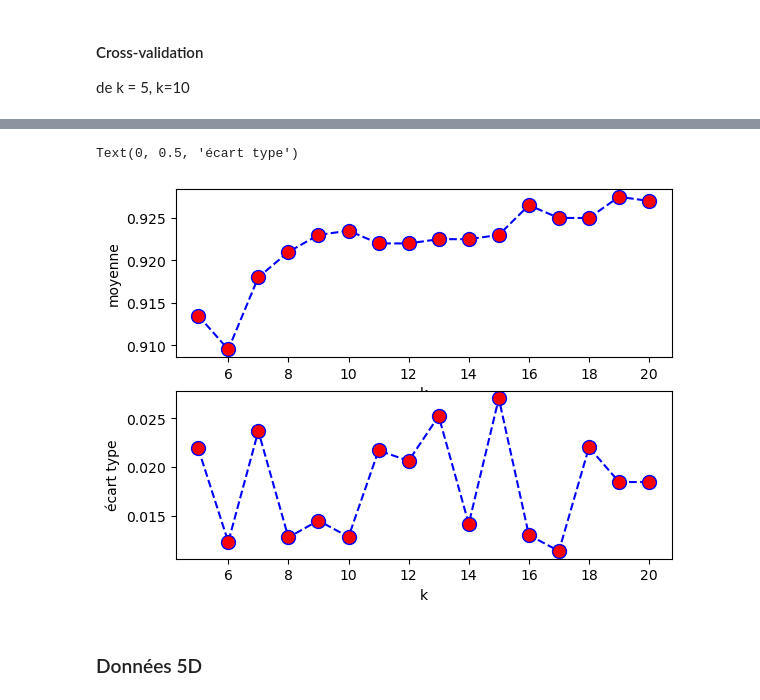
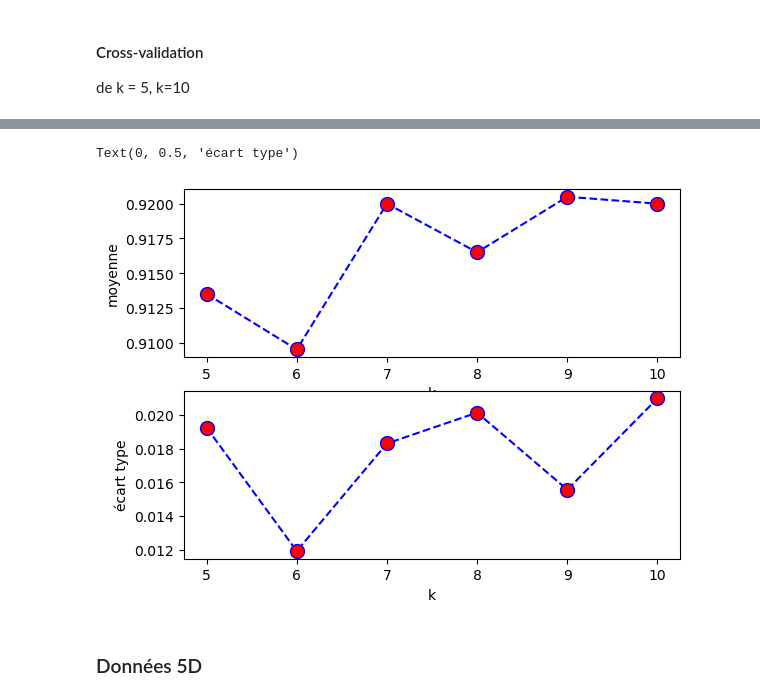
Before and after one commit to iLykTurtlz/MLAlgorithms3, a Jupyter notebook: projet-1/projet-1-BENAHMED-JARSKI.ipynb, the cells around one changed output, grey strips where cells are left out. Cells and saved outputs as stored; diff of their text form; code cells hidden in the pictures.

```diff
--- a/projet-1/projet-1-BENAHMED-JARSKI.ipynb
+++ b/projet-1/projet-1-BENAHMED-JARSKI.ipynb
@@ -407,7 +430,7 @@ On teste ci-dessous de différentes valeurs de k.  À partir de k=5 le modèle e
 # %%
 #Parametres...à modifier
 pourcentage_train = 0.7
-k_max = 30  #max value de k à tester
+k_max = 10  #max value de k à tester
 # %%
 #Code de génération du test-train split...pas à modifier
 npos_total = Y2D[Y2D == +1].shape[0]
@@ -475,7 +498,7 @@ for i in range(niter):
 perfs = []
 moyennes = []
 ecart_types = []
-for i in range(5,21):
+for i in range(5,11):
     perf, (moy,ecart_type) = validation_croisee_knn(10, X2D, Y2D, 2, i)
     perfs.append(perf)
     moyennes.append(moy)
@@ -483,17 +506,17 @@ for i in range(5,21):
 # %%
 fig, ax = plt.subplots(2,1)
 
-ax[0].plot(range(5,21),moyennes,color='blue', linestyle='dashed', marker='o',
+ax[0].plot(range(5,11),moyennes,color='blue', linestyle='dashed', marker='o',
          markerfacecolor='red', markersize=10)
 ax[0].set_xlabel('k')
 ax[0].set_ylabel('moyenne')
-ax[1].plot(range(5,21),ecart_types,color='blue', linestyle='dashed', marker='o',
+ax[1].plot(range(5,11),ecart_types,color='blue', linestyle='dashed', marker='o',
          markerfacecolor='red', markersize=10)
 ax[1].set_xlabel('k')
 ax[1].set_ylabel('écart type')
 # %% [output]
 Text(0, 0.5, 'écart type')
-[figure, old version]
+[figure, new version]
 # %%
 # on stocke les accuracies dans une liste :
 
```
Also changed, not shown: parts of 13 cells of this notebook.
